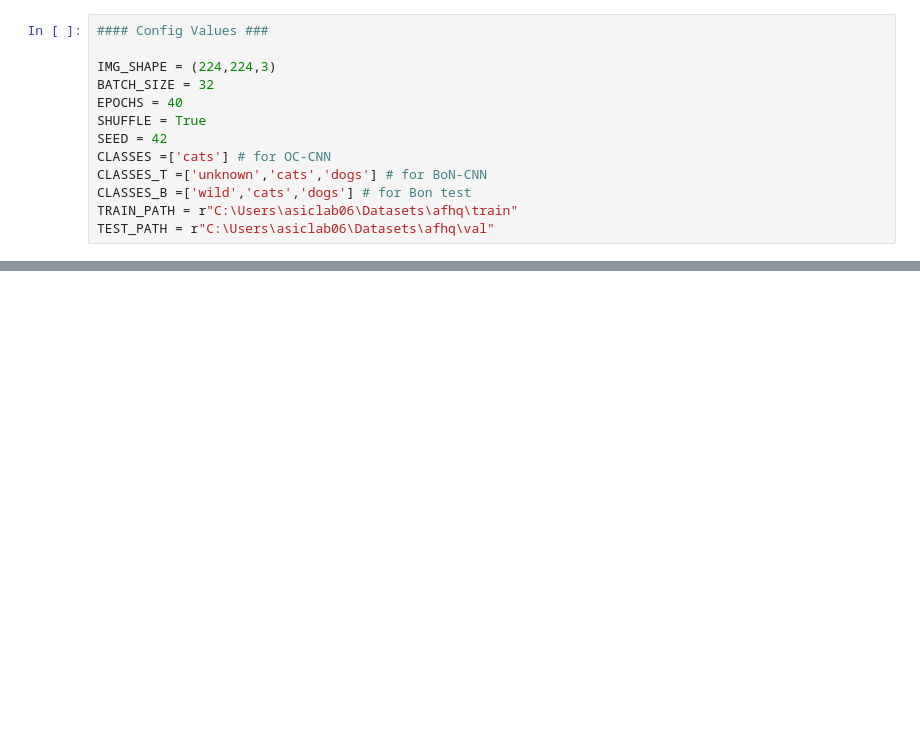
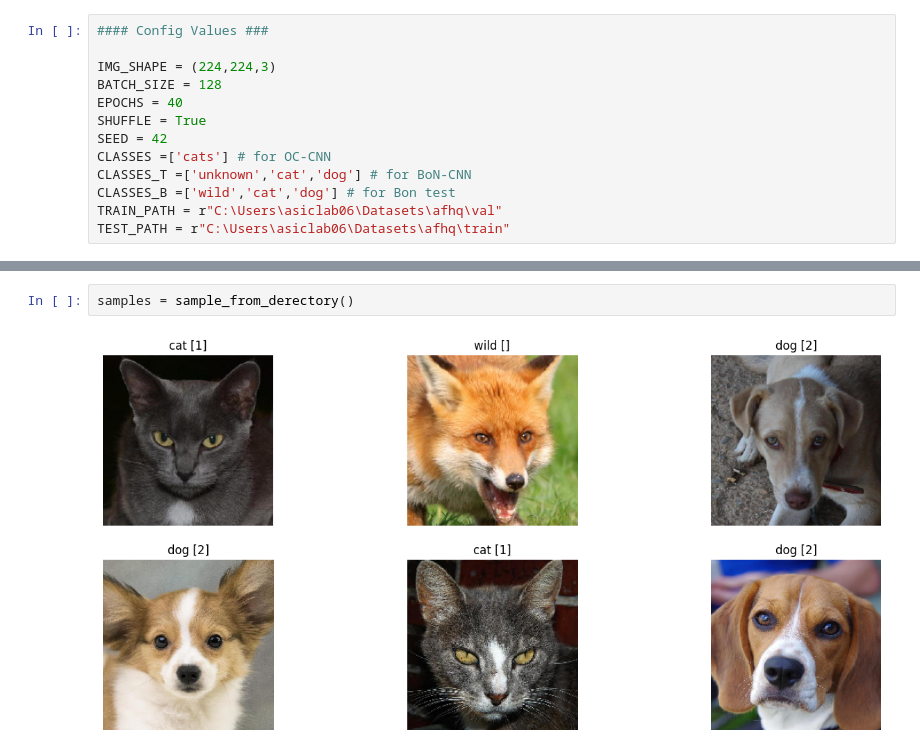
Before and after one commit to ictseoyoungmin/BoN_Lab, a Jupyter notebook: BoN_pytorch.ipynb, the cells around one changed output, grey strips where cells are left out. Saved outputs shown, nothing was run; the diff lists cells and outputs as text; blank space fills up the shorter version.

```diff
--- a/BoN_pytorch.ipynb
+++ b/BoN_pytorch.ipynb
@@ -11,14 +16,14 @@ from PIL import Image
 #### Config Values ###
 
 IMG_SHAPE = (224,224,3)
-BATCH_SIZE = 32
+BATCH_SIZE = 128
 EPOCHS = 40
 SHUFFLE = True
 SEED = 42
 CLASSES =['cats'] # for OC-CNN
-CLASSES_T =['unknown','cats','dogs'] # for BoN-CNN
-CLASSES_B =['wild','cats','dogs'] # for Bon test
-TRAIN_PATH = r"C:\Users\asiclab06\Datasets\afhq\train"
-TEST_PATH = r"C:\Users\asiclab06\Datasets\afhq\val"
+CLASSES_T =['unknown','cat','dog'] # for BoN-CNN
+CLASSES_B =['wild','cat','dog'] # for Bon test
+TRAIN_PATH = r"C:\Users\asiclab06\Datasets\afhq\val"
+TEST_PATH = r"C:\Users\asiclab06\Datasets\afhq\train"
 # %%
 ## Define Dataset
@@ -169,0 +360,4 @@ iter(loader_test).__next__()
+# %%
+samples = sample_from_derectory()
+# %% [output]
+[figure, added]
```
Also changed, not shown: parts of 12 cells of this notebook, 2 other files.
